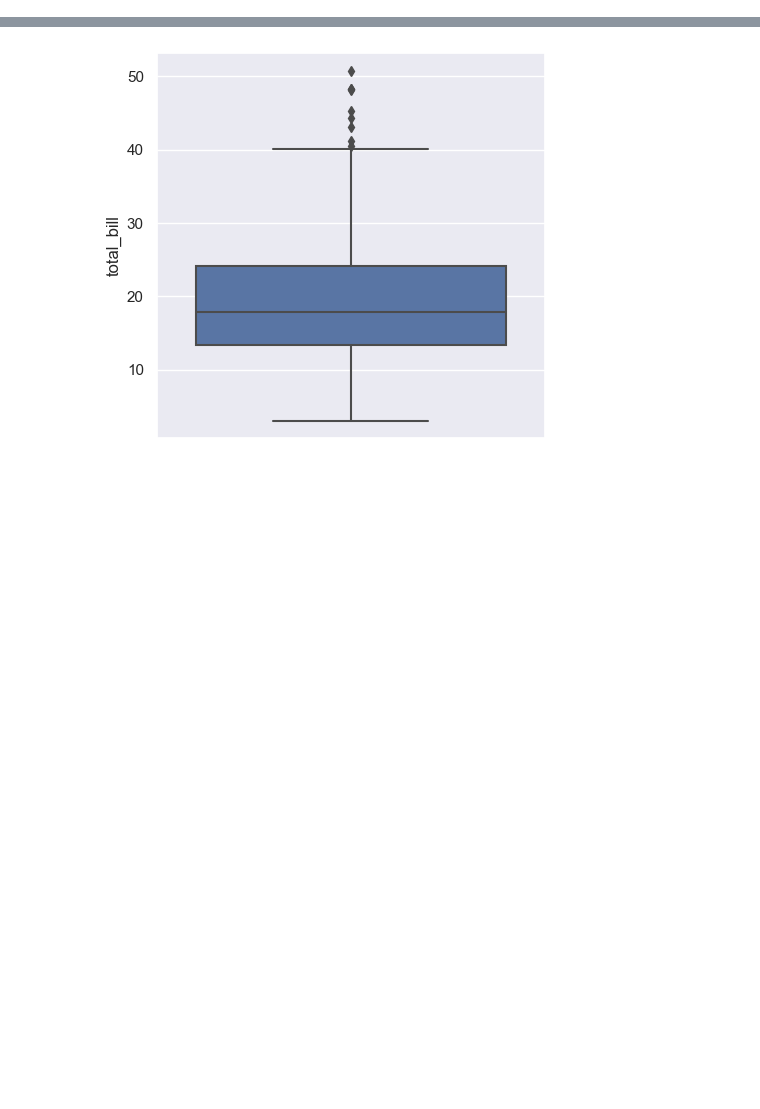
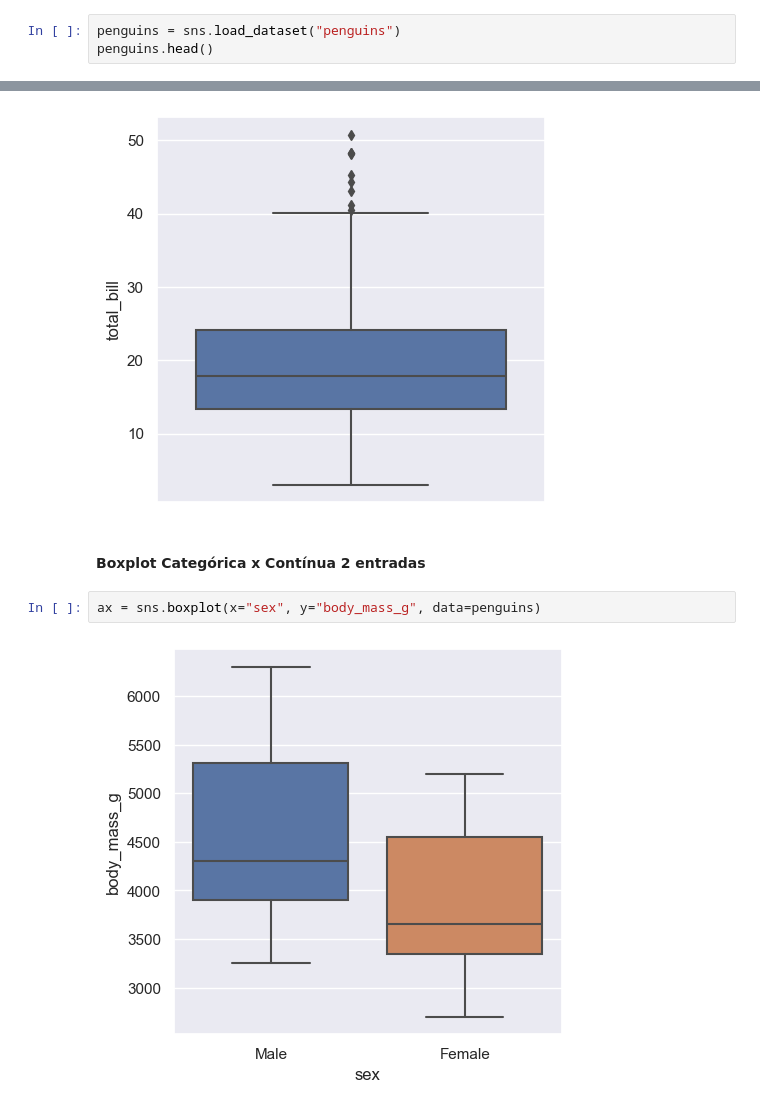
Before and after one commit to gfrigo/AnaliseDescritiva, a Jupyter notebook: Anotações/Seaborn.ipynb, the cells around one changed output, grey strips where cells are left out. Saved outputs shown, nothing was run; the diff lists cells and outputs as text; blank space fills up the shorter version.

```diff
--- a/Anotações/Seaborn.ipynb
+++ b/Anotações/Seaborn.ipynb
@@ -27,3 +29,6 @@ tips.head()
 tips.shape
 # %% [output]
 (244, 8)
+# %%
+penguins = sns.load_dataset("penguins")
+penguins.head()
@@ -126,3 +168,9 @@ sns.boxplot(y="total_bill", data=tips[tips['tip_pct']<1])
 # %% [output]
 <Axes: ylabel='total_bill'>
 [figure]
+# %% [markdown]
+#### Boxplot Categórica x Contínua 2 entradas
+# %%
+ax = sns.boxplot(x="sex", y="body_mass_g", data=penguins)
+# %% [output]
+[figure, added]
```
Also changed, not shown: parts of 45 cells of this notebook.
